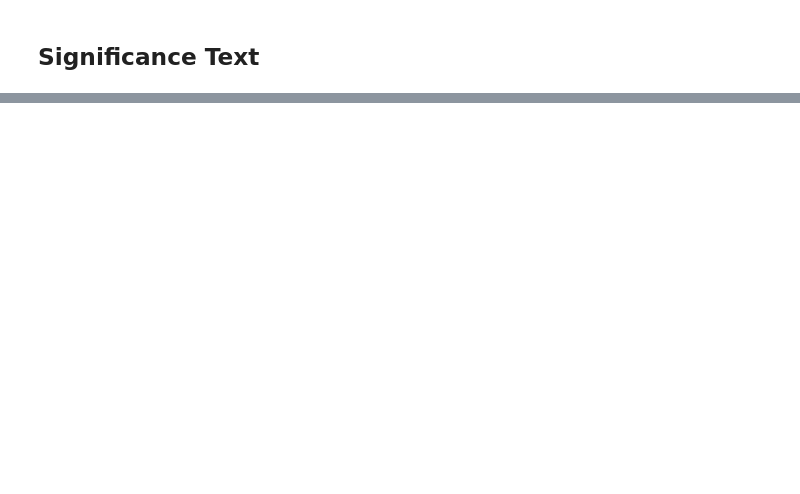
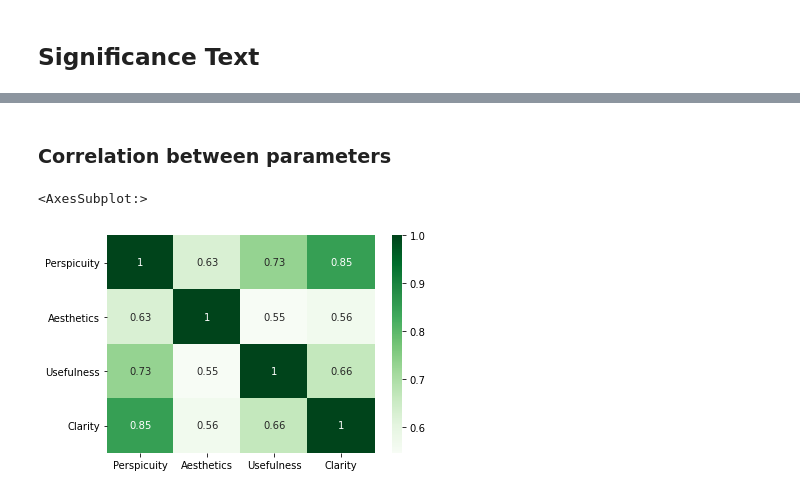
Before and after one commit to rizupaudel/designStudy, a Jupyter notebook: guidance/analysis/quest.ipynb, the cells around one changed output, grey strips where cells are left out. Drawn from its saved outputs; the diff is of its cells as text; code cells hidden in the pictures; blank space fills up the shorter version.

```diff
--- a/guidance/analysis/quest.ipynb
+++ b/guidance/analysis/quest.ipynb
@@ -148,0 +164,9 @@ designs
+# %% [markdown]
+### Correlation between parameters
+# %%
+cormat = quest.corr(method='pearson')
+# %%
+sns.heatmap(cormat, annot=True, cmap="Greens")
+# %% [output]
+<AxesSubplot:>
+[figure, added]
```
Also changed, not shown: parts of 12 cells of this notebook, 30 other files.
